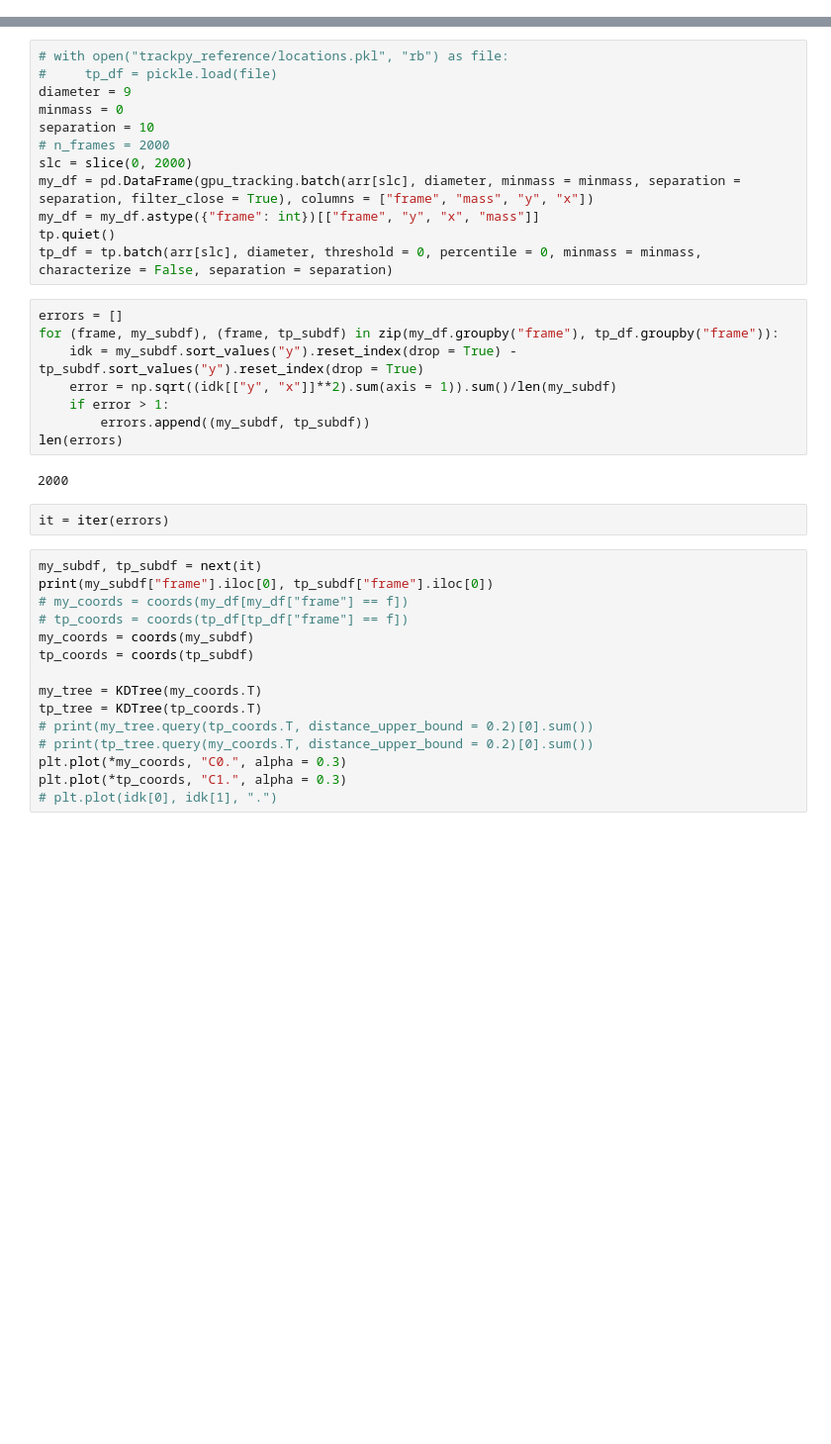
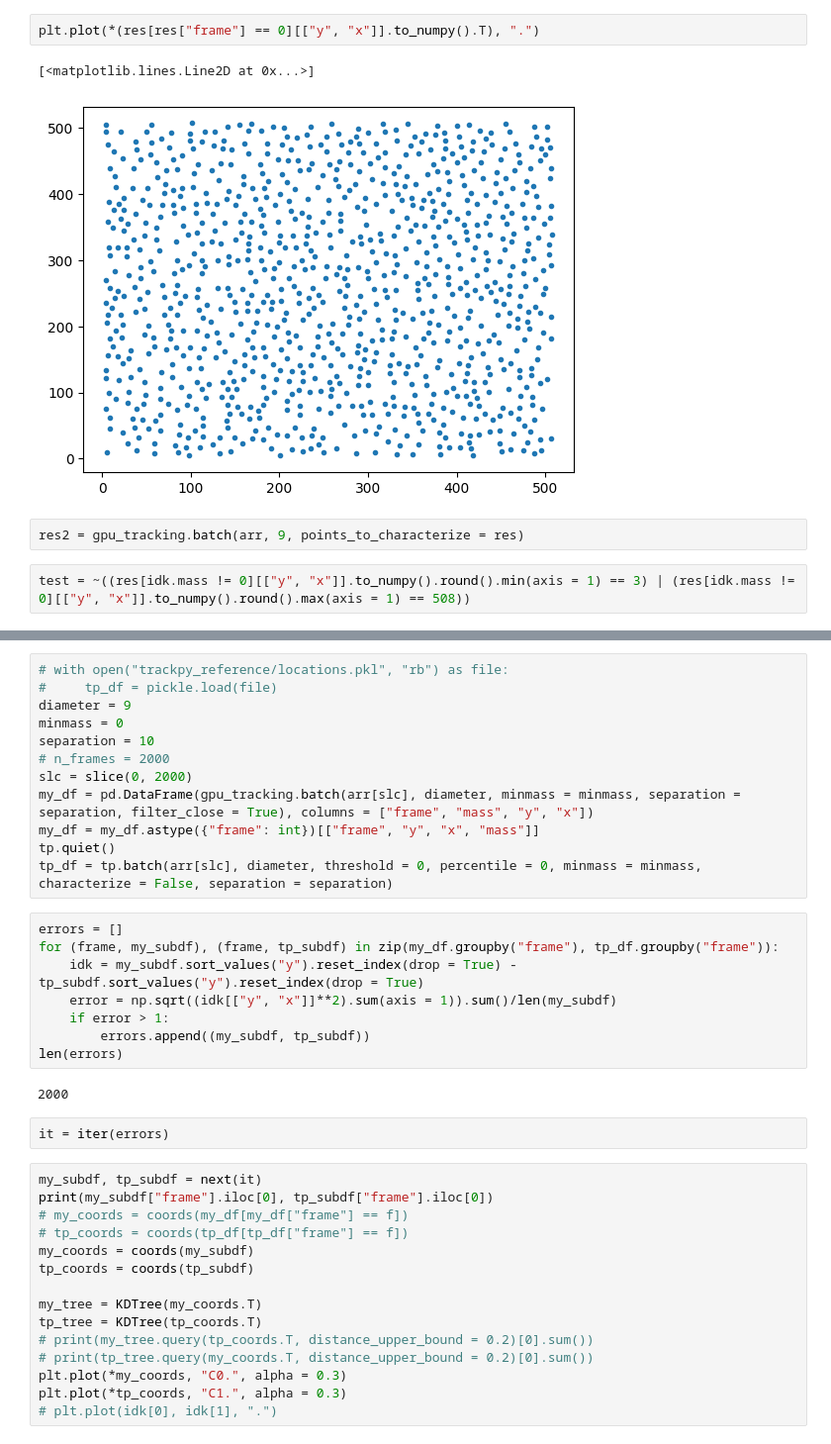
Before and after one commit to amfaber/tracking_optimizations, a Jupyter notebook: gpu-tracking/testing/explore.ipynb, the cells around one changed output, grey strips where cells are left out. Shown at 99% size. Cells and saved outputs as stored; diff of their text form; blank space fills up the shorter version.

```diff
--- a/gpu-tracking/testing/explore.ipynb
+++ b/gpu-tracking/testing/explore.ipynb
@@ -65,0 +41,9 @@ r'c:\Users\andre\anaconda3\envs\tracking-script\lib\site-packages'.replace(r"\",
+# %%
+plt.plot(*(res[res["frame"] == 0][["y", "x"]].to_numpy().T), ".")
+# %% [output]
+[<matplotlib.lines.Line2D at 0x...>]
+[figure, added]
+# %%
+res2 = gpu_tracking.batch(arr, 9, points_to_characterize = res)
+# %%
+test = ~((res[idk.mass != 0][["y", "x"]].to_numpy().round().min(axis = 1) == 3) | (res[idk.mass != 0][["y", "x"]].to_numpy().round().max(axis = 1) == 508))
```
Also changed, not shown: parts of 15 cells of this notebook, 14 other files.
